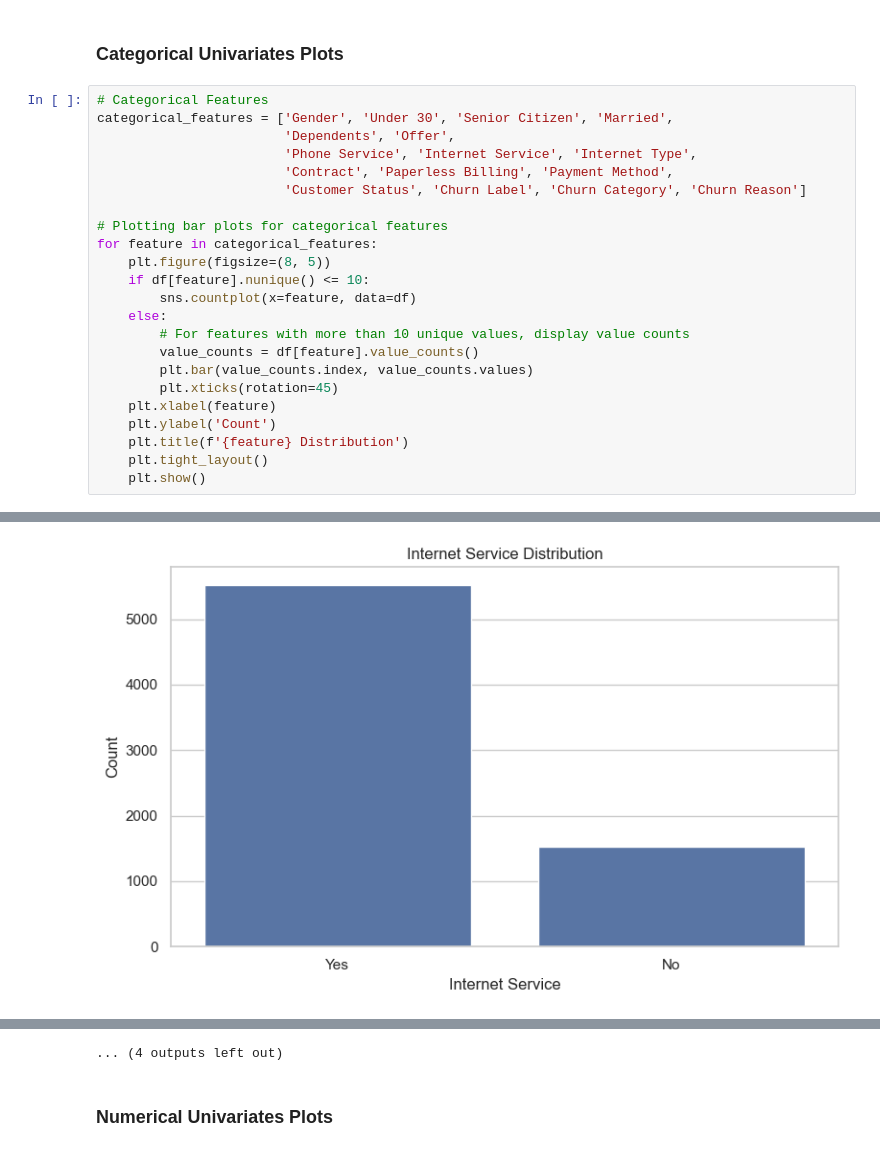
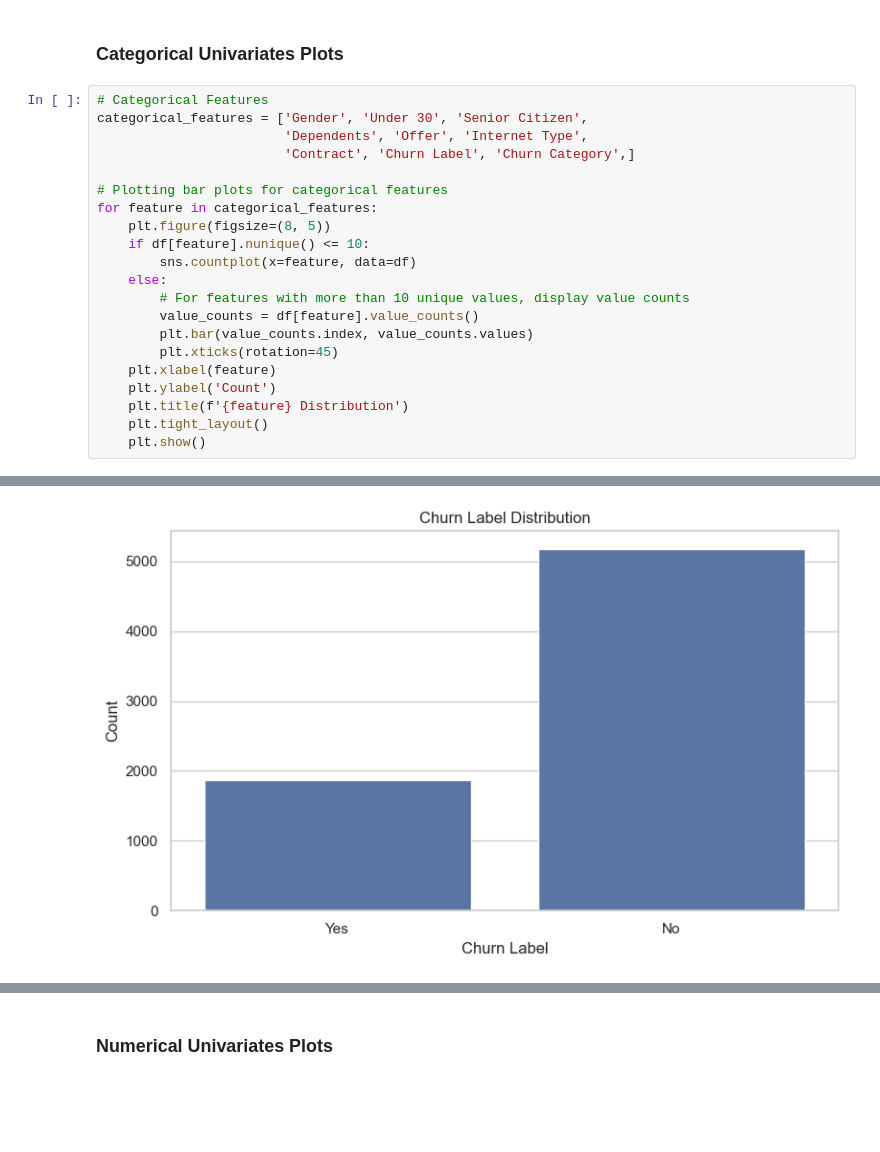
Before and after one commit to VinV7/End-To-End-Machine-Learning-Project, a Jupyter notebook: notebooks/01_data_exploration.ipynb, the cells around one changed output, grey strips where cells are left out. Cells and saved outputs as stored; diff of their text form; blank space fills up the shorter version.

```diff
--- a/notebooks/01_data_exploration.ipynb
+++ b/notebooks/01_data_exploration.ipynb
@@ -99,11 +98,9 @@ dtype: int64
 ### Categorical Univariates Plots
 # %%
 # Categorical Features
-categorical_features = ['Gender', 'Under 30', 'Senior Citizen', 'Married',
-                        'Dependents', 'Offer',
-                        'Phone Service', 'Internet Service', 'Internet Type',
-                        'Contract', 'Paperless Billing', 'Payment Method',
-                        'Customer Status', 'Churn Label', 'Churn Category', 'Churn Reason']
+categorical_features = ['Gender', 'Under 30', 'Senior Citizen',
+                        'Dependents', 'Offer', 'Internet Type',
+                        'Contract', 'Churn Label', 'Churn Category',]
 
 # Plotting bar plots for categorical features
 for feature in categorical_features:
@@ -131 +128 @@ for feature in categorical_features:
-[figure, old version]
+[figure, new version]
@@ -136,4 +130,3 @@ for feature in categorical_features:
-... (4 outputs left out)
 # %% [markdown]
 ### Numerical Univariates Plots
 # %%
```
Also changed, not shown: parts of 7 cells of this notebook, 6 other files.
